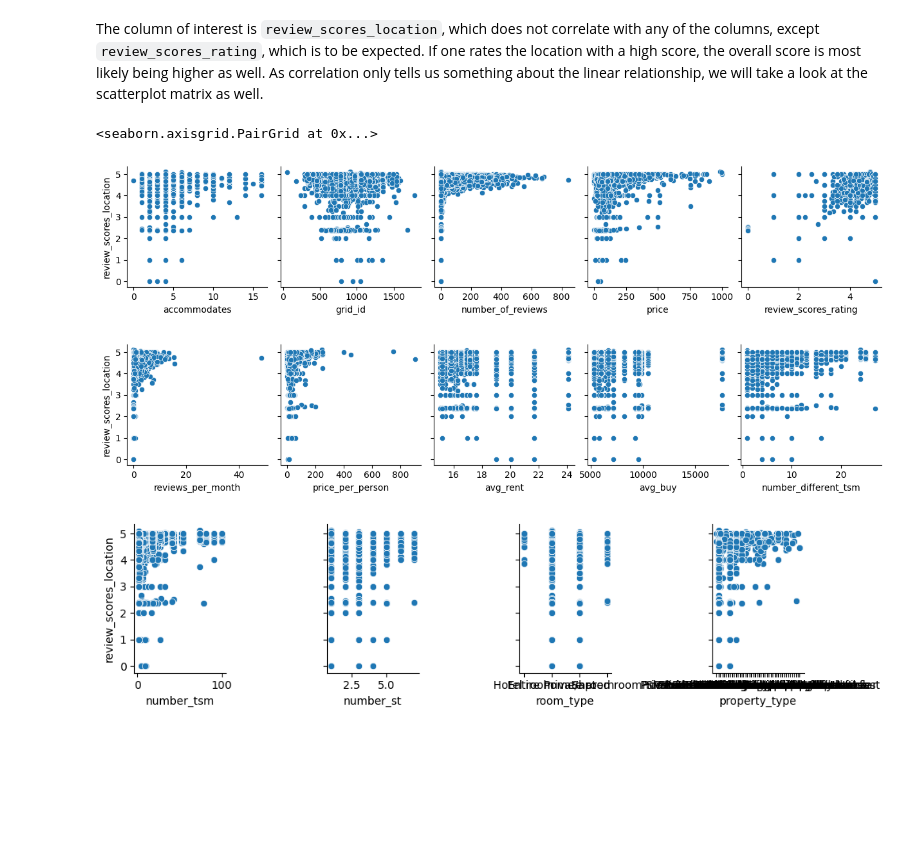
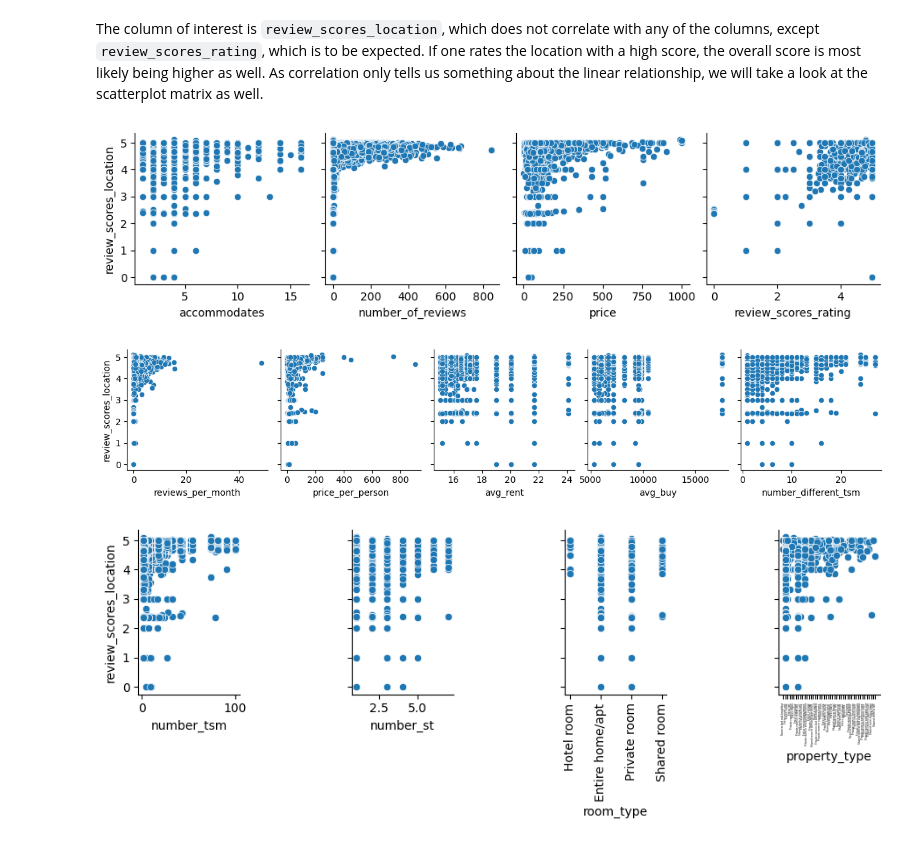
Before and after one commit to EderChri/DOPP, a Jupyter notebook: Group_17.ipynb, the cells around one changed output. Saved outputs shown, nothing was run; the diff lists cells and outputs as text; code cells hidden in the pictures; blank space fills up the shorter version.

```diff
--- a/Group_17.ipynb
+++ b/Group_17.ipynb
@@ -549,7 +574,7 @@ The first approach here is taking a look at the correlation:
 # %%
 model_data = pd.read_csv('data/model_data.csv')
 
-relevant_features_df = model_data.drop(['index', 'Point', 'id', 'post'], axis=1)
+relevant_features_df = model_data.drop(['index', 'Point', 'id', 'post', 'grid_id'], axis=1)
 corr = relevant_features_df.corr(numeric_only=True)
 mask = np.triu(np.ones_like(corr, dtype=bool))
 f, ax = plt.subplots(figsize=(11, 9))
@@ -564,11 +589,12 @@ Text(0.5, 1.0, 'Correlation matrix')
 The column of interest is `review_scores_location`, which does not correlate with any of the columns, except `review_scores_rating`, which is to be expected. If one rates the location with a high score, the overall score is most likely being higher as well.
 As correlation only tells us something about the linear relationship, we will take a look at the scatterplot matrix as well.
 # %%
-sns.pairplot(relevant_features_df, y_vars=['review_scores_location'], x_vars=['accommodates', 'grid_id', 'number_of_reviews', 'price', 'review_scores_rating'])
+sns.pairplot(relevant_features_df, y_vars=['review_scores_location'], x_vars=['accommodates', 'number_of_reviews', 'price', 'review_scores_rating'])
 sns.pairplot(relevant_features_df, y_vars=['review_scores_location'], x_vars=['reviews_per_month', 'price_per_person', 'avg_rent', 'avg_buy', 'number_different_tsm'])
-sns.pairplot(relevant_features_df, y_vars=['review_scores_location'], x_vars=['number_tsm', 'number_st', 'room_type', 'property_type'])
+grid = sns.pairplot(relevant_features_df, y_vars=['review_scores_location'], x_vars=['number_tsm', 'number_st', 'room_type', 'property_type'])
+grid.axes.flat[2].tick_params(axis='x', labelrotation=90)
+grid.axes.flat[3].tick_params(axis='x', labelrotation=90, labelsize=2)
 # %% [output]
-<seaborn.axisgrid.PairGrid at 0x...>
-[figure, old version]
+[figure, new version]
 [figure]
-[figure, old version]
+[figure, new version]
```
Also changed, not shown: parts of 36 cells of this notebook.
